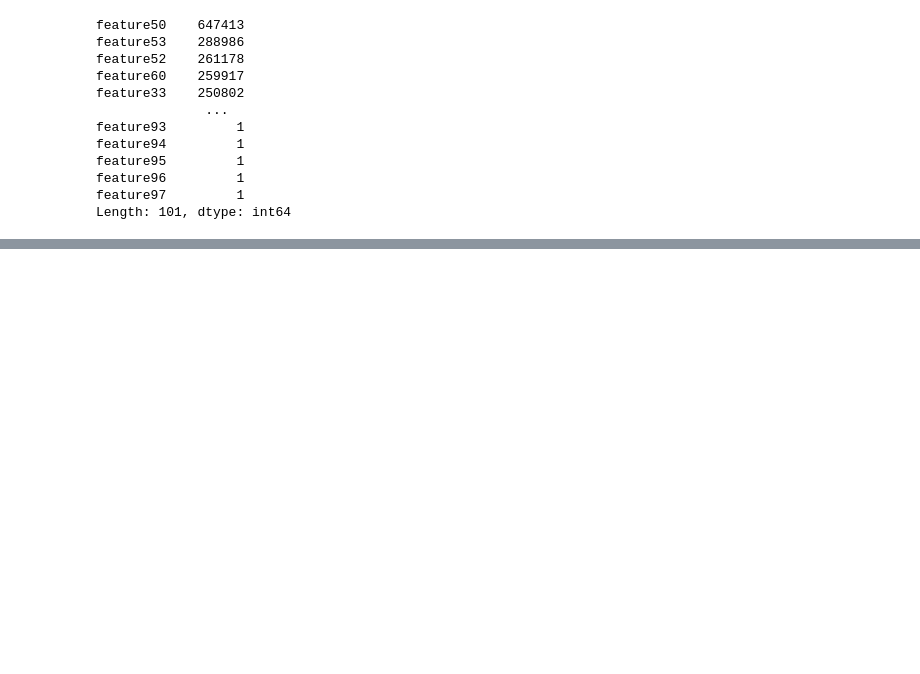
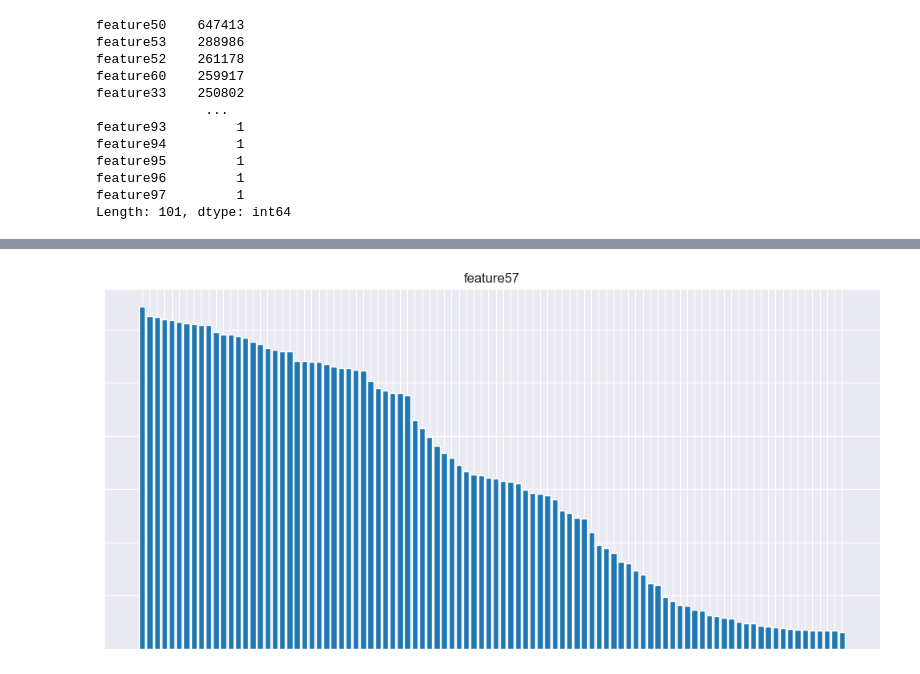
Before and after one commit to amadejp/DS_Project_Feature_Selection, a Jupyter notebook: src/EDA.ipynb, the cells around one changed output, grey strips where cells are left out. Cells and saved outputs as stored; diff of their text form; code cells hidden in the pictures; blank space fills up the shorter version.

```diff
--- a/src/EDA.ipynb
+++ b/src/EDA.ipynb
@@ -133,0 +175,15 @@ plt.show()
+# %%
+# distribution of unique values for feature 57
+
+plt.figure(figsize=(10, 5))
+plt.bar(df_categorical_string['feature57'].value_counts().index,
+        df_categorical_string['feature57'].value_counts().values)
+plt.title('feature57')
+plt.xticks(rotation=90)
+# hide x labels
+plt.gca().xaxis.set_ticklabels([])
+plt.gca().yaxis.set_ticklabels([])
+plt.tight_layout()
+plt.show()
+# %% [output]
+[figure, added]
```
Also changed, not shown: parts of 11 cells of this notebook, 1 other file.
